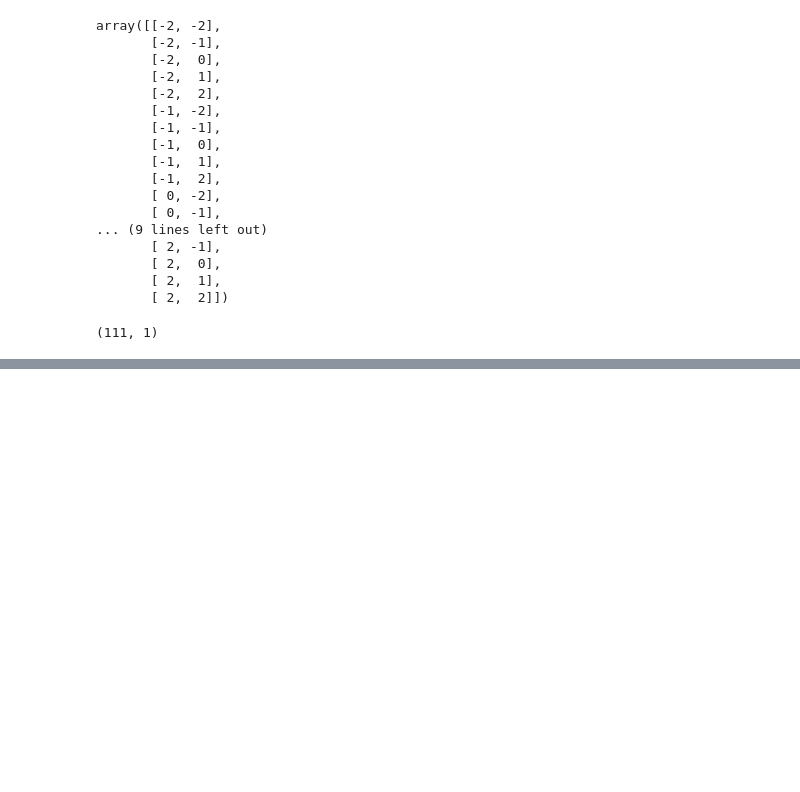
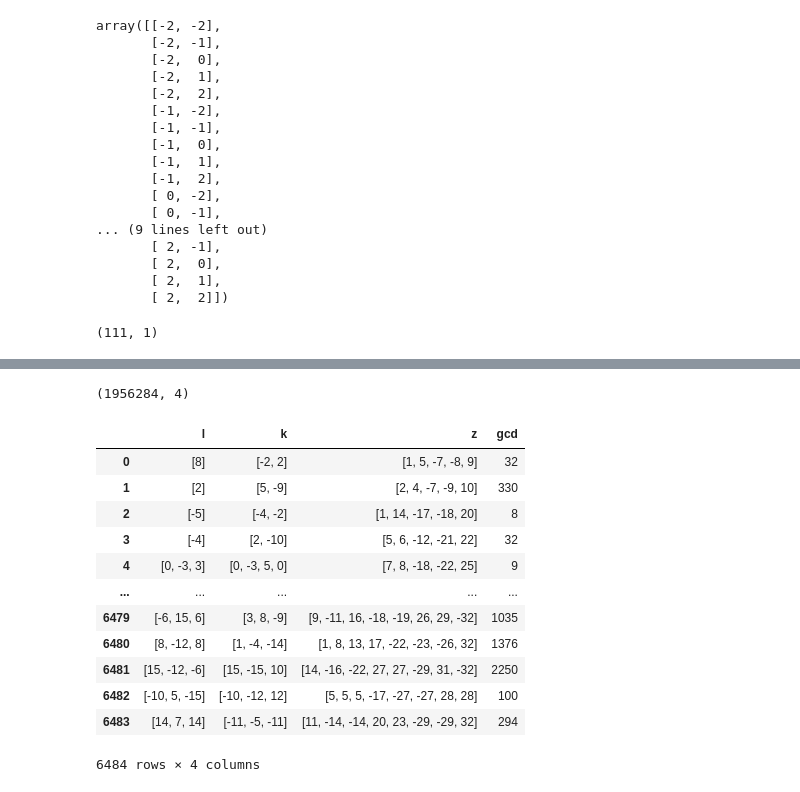
Before and after one commit to restrepo/Advanced_Computation, a Jupyter notebook: Multiprocessing.ipynb, the cells around one changed output, grey strips where cells are left out. Cells and saved outputs as stored; diff of their text form; code cells hidden in the pictures; blank space fills up the shorter version.

```diff
--- a/Multiprocessing.ipynb
+++ b/Multiprocessing.ipynb
@@ -444,0 +481,4 @@ Type:      method
+# %%
+df.shape
+# %% [output]
+(1956284, 4)
@@ -444,0 +499,16 @@ Type:      method
+# %%
+pd.read_json('solution_8.json')
+# %% [output]
+|  | l | k | z | gcd |
+| 0 | [8] | [-2, 2] | [1, 5, -7, -8, 9] | 32 |
+| 1 | [2] | [5, -9] | [2, 4, -7, -9, 10] | 330 |
+| 2 | [-5] | [-4, -2] | [1, 14, -17, -18, 20] | 8 |
+| 3 | [-4] | [2, -10] | [5, 6, -12, -21, 22] | 32 |
+| 4 | [0, -3, 3] | [0, -3, 5, 0] | [7, 8, -18, -22, 25] | 9 |
+| ... | ... | ... | ... | ... |
+| 6479 | [-6, 15, 6] | [3, 8, -9] | [9, -11, 16, -18, -19, 26, 29, -32] | 1035 |
+| 6480 | [8, -12, 8] | [1, -4, -14] | [1, 8, 13, 17, -22, -23, -26, 32] | 1376 |
+| 6481 | [15, -12, -6] | [15, -15, 10] | [14, -16, -22, 27, 27, -29, 31, -32] | 2250 |
+| 6482 | [-10, 5, -15] | [-10, -12, 12] | [5, 5, 5, -17, -27, -27, 28, 28] | 100 |
+| 6483 | [14, 7, 14] | [-11, -5, -11] | [11, -14, -14, 20, 23, -29, -29, 32] | 294 |
+6484 rows × 4 columns
```
Also changed, not shown: parts of 21 cells of this notebook, 1 other file.
